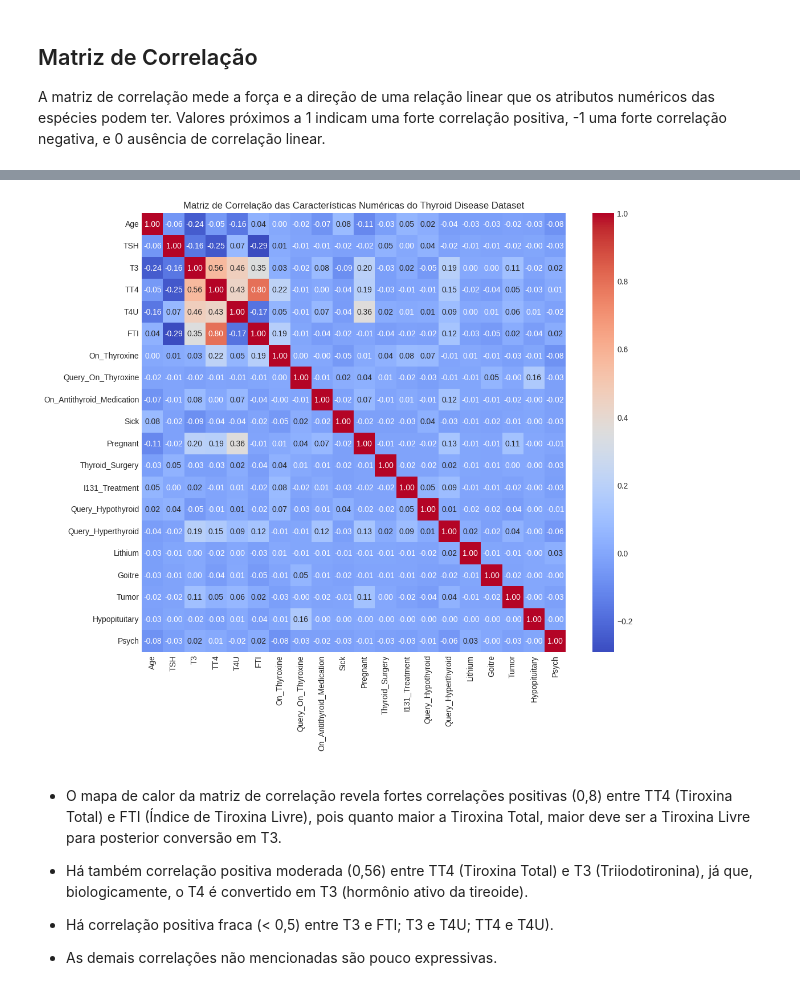
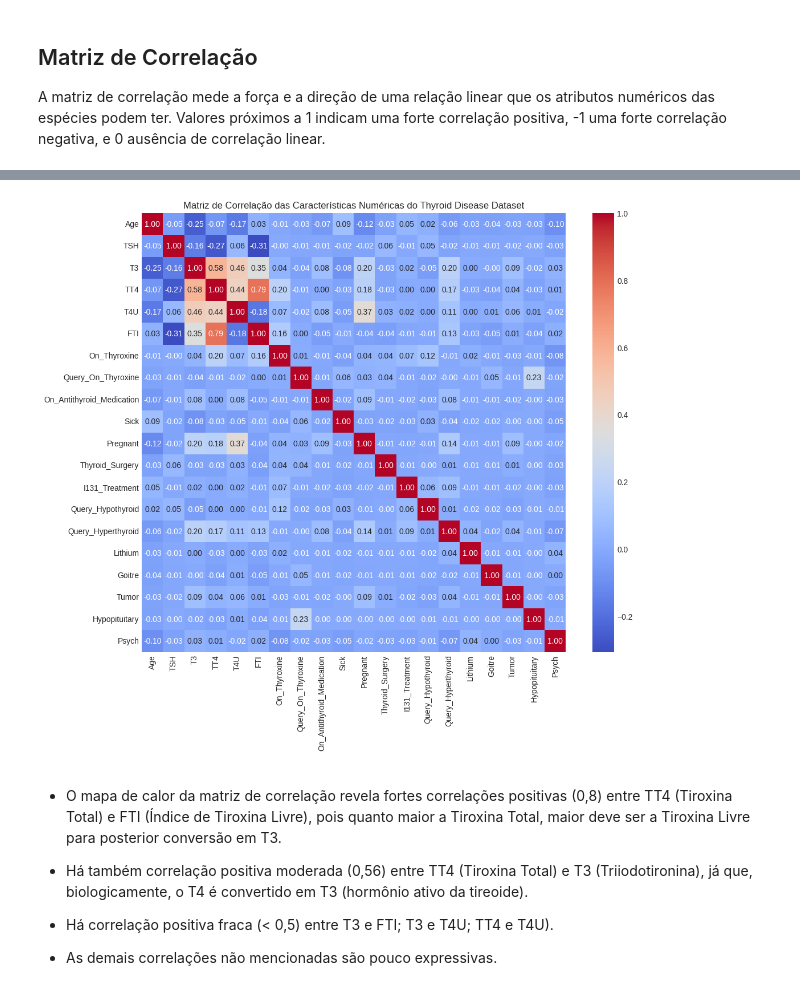
Before and after one commit to leticiasbm/DSAnalytics, a Jupyter notebook: MVP_Letícia_Santos_Batista_de_Melo.ipynb, the cells around one changed output, grey strips where cells are left out. Cells and saved outputs as stored; diff of their text form; code cells hidden in the pictures.

```diff
--- a/MVP_Letícia_Santos_Batista_de_Melo.ipynb
+++ b/MVP_Letícia_Santos_Batista_de_Melo.ipynb
@@ -496,14 +496,14 @@ Matriz de Correlação:
 # %%
 # Heatmap das variáveis
 
 plt.figure(figsize = (12,10))
 sns.heatmap(dataframe[["Age", "TSH", "T3", "TT4", "T4U", "FTI", "On_Thyroxine", "Query_On_Thyroxine", "On_Antithyroid_Medication", "Sick", "Pregnant",
                       "Thyroid_Surgery", "I131_Treatment", "Query_Hypothyroid", "Query_Hyperthyroid",
-                      "Lithium", "Goitre", "Tumor", "Hypopituitary", "Psych"]].corr(), annot=True, cmap = "coolwarm", fmt= ".2f")
+                      "Lithium", "Goitre", "Tumor", "Hypopituitary", "Psych"]].dropna().corr(), annot=True, cmap = "coolwarm", fmt= ".2f")
 plt.title("Matriz de Correlação das Características Numéricas do Thyroid Disease Dataset")
 plt.show()
 # %% [output]
-[figure, old version]
+[figure, new version]
 # %% [markdown]
 * O mapa de calor da matriz de correlação revela fortes correlações positivas (0,8) entre TT4 (Tiroxina Total) e FTI (Índice de Tiroxina Livre), pois quanto maior a Tiroxina Total, maior deve ser a Tiroxina Livre para posterior conversão em T3.
 
```
Also changed, not shown: parts of 1 cell of this notebook.
